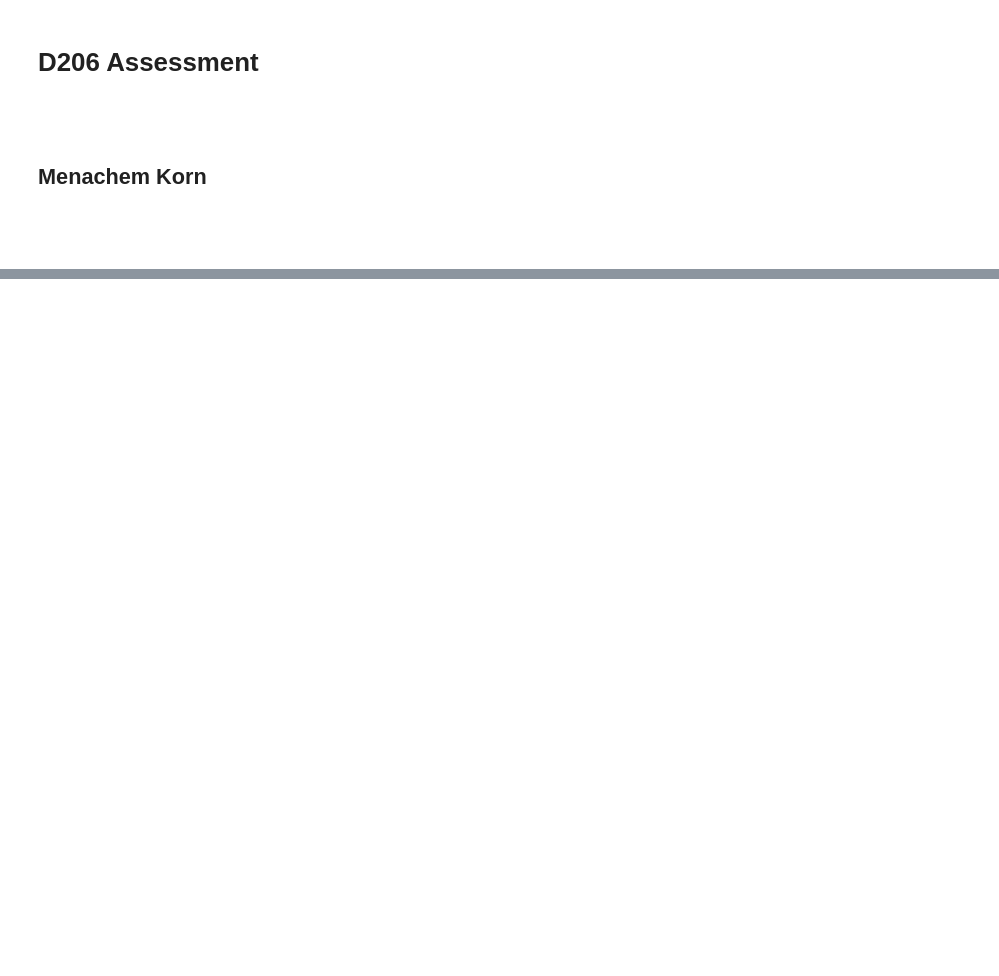
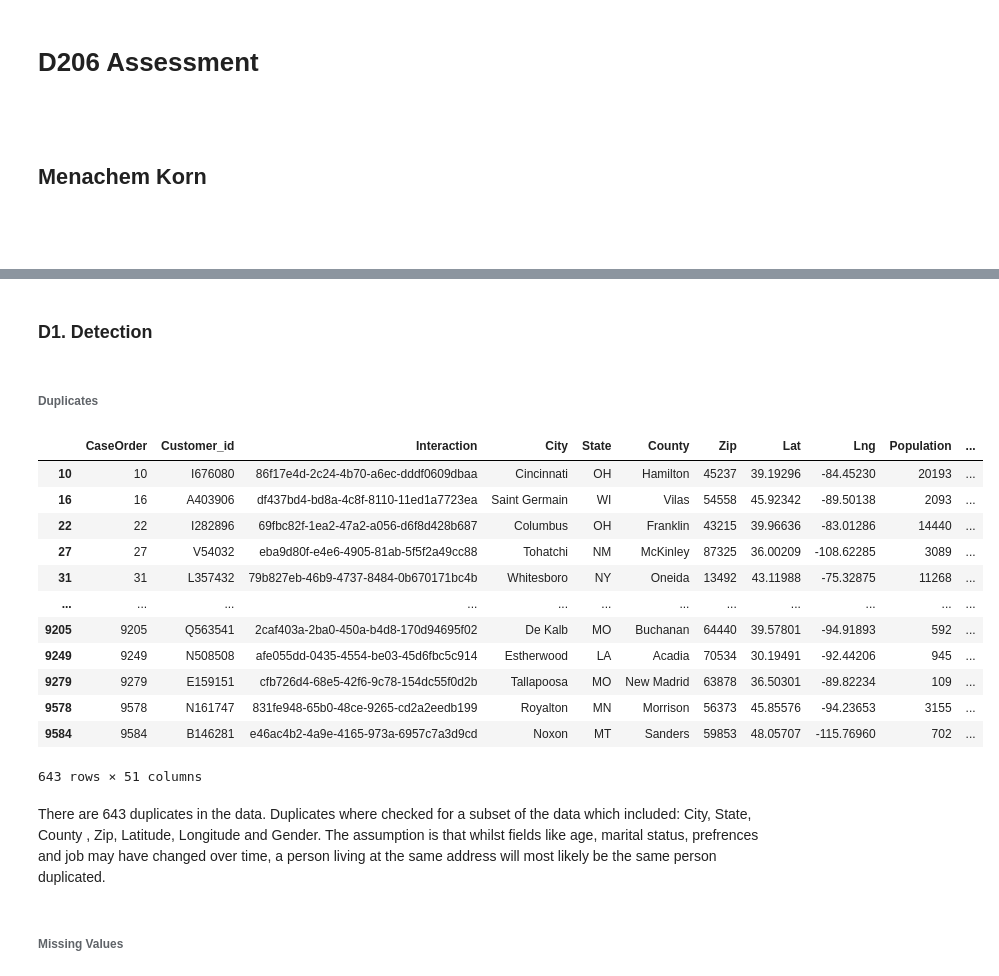
Before and after one commit to codekorn/WGU, a Jupyter notebook: D206/D206 Assignment.ipynb, the cells around one changed output, grey strips where cells are left out. Cells and saved outputs as stored; diff of their text form; code cells hidden in the pictures; blank space fills up the shorter version.

```diff
--- a/D206/D206 Assignment.ipynb
+++ b/D206/D206 Assignment.ipynb
@@ -597,0 +652,28 @@ df.info()
+# %% [markdown]
+<a id='d1'></a>
+### D1. Detection
+# %% [markdown]
+###### Duplicates
+# %%
+# Duplicates
+df[df.duplicated(
+    subset = ['City', 'State', 'County' , 'Zip', 'Lat', 'Lng', 'Gender'],
+    keep = 'last')]
+# %% [output]
+|  | CaseOrder | Customer_id | Interaction | City | State | County | Zip | Lat | Lng | Population | ... |
+| 10 | 10 | I676080 | 86f17e4d-2c24-4b70-a6ec-dddf0609dbaa | Cincinnati | OH | Hamilton | 45237 | 39.19296 | -84.45230 | 20193 | ... |
+| 16 | 16 | A403906 | df437bd4-bd8a-4c8f-8110-11ed1a7723ea | Saint Germain | WI | Vilas | 54558 | 45.92342 | -89.50138 | 2093 | ... |
+| 22 | 22 | I282896 | 69fbc82f-1ea2-47a2-a056-d6f8d428b687 | Columbus | OH | Franklin | 43215 | 39.96636 | -83.01286 | 14440 | ... |
+| 27 | 27 | V54032 | eba9d80f-e4e6-4905-81ab-5f5f2a49cc88 | Tohatchi | NM | McKinley | 87325 | 36.00209 | -108.62285 | 3089 | ... |
+| 31 | 31 | L357432 | 79b827eb-46b9-4737-8484-0b670171bc4b | Whitesboro | NY | Oneida | 13492 | 43.11988 | -75.32875 | 11268 | ... |
+| ... | ... | ... | ... | ... | ... | ... | ... | ... | ... | ... | ... |
+| 9205 | 9205 | Q563541 | 2caf403a-2ba0-450a-b4d8-170d94695f02 | De Kalb | MO | Buchanan | 64440 | 39.57801 | -94.91893 | 592 | ... |
+| 9249 | 9249 | N508508 | afe055dd-0435-4554-be03-45d6fbc5c914 | Estherwood | LA | Acadia | 70534 | 30.19491 | -92.44206 | 945 | ... |
+| 9279 | 9279 | E159151 | cfb726d4-68e5-42f6-9c78-154dc55f0d2b | Tallapoosa | MO | New Madrid | 63878 | 36.50301 | -89.82234 | 109 | ... |
+| 9578 | 9578 | N161747 | 831fe948-65b0-48ce-9265-cd2a2eedb199 | Royalton | MN | Morrison | 56373 | 45.85576 | -94.23653 | 3155 | ... |
+| 9584 | 9584 | B146281 | e46ac4b2-4a9e-4165-973a-6957c7a3d9cd | Noxon | MT | Sanders | 59853 | 48.05707 | -115.76960 | 702 | ... |
+643 rows × 51 columns
+# %% [markdown]
+There are 643 duplicates in the data. Duplicates where checked for a subset of the data which included: City, State, County , Zip, Latitude, Longitude and Gender. The assumption is that whilst fields like age, marital status, prefrences and job may have changed over time, a person living at the same address will most likely be the same person duplicated.
+# %% [markdown]
+###### Missing Values
```
Also changed, not shown: parts of 61 cells of this notebook, 3 other files.
